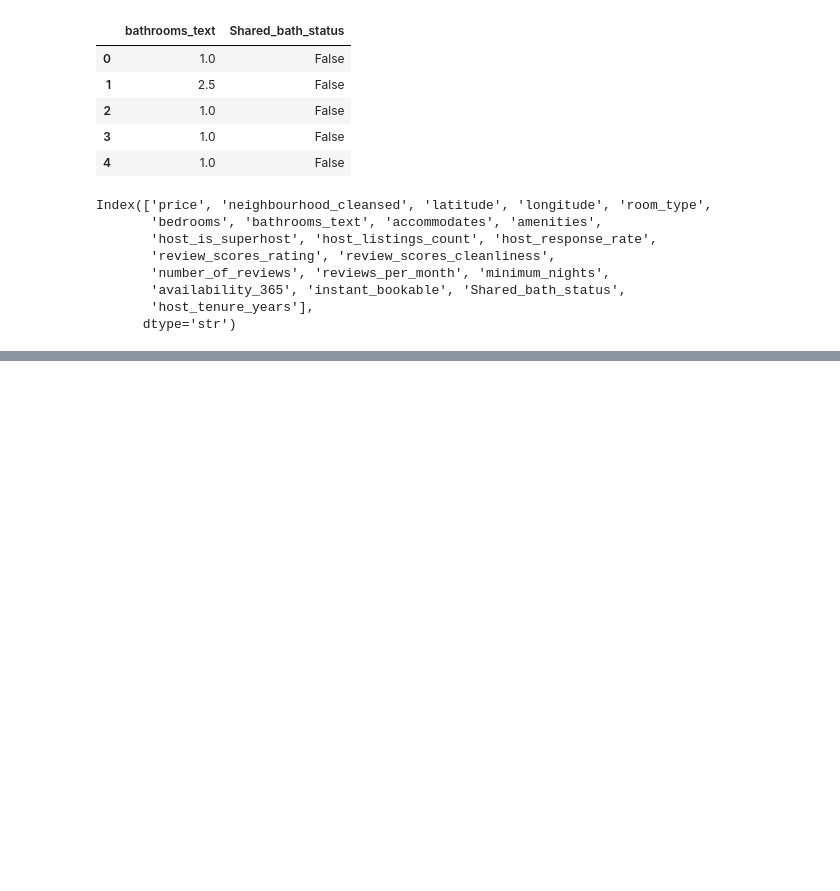
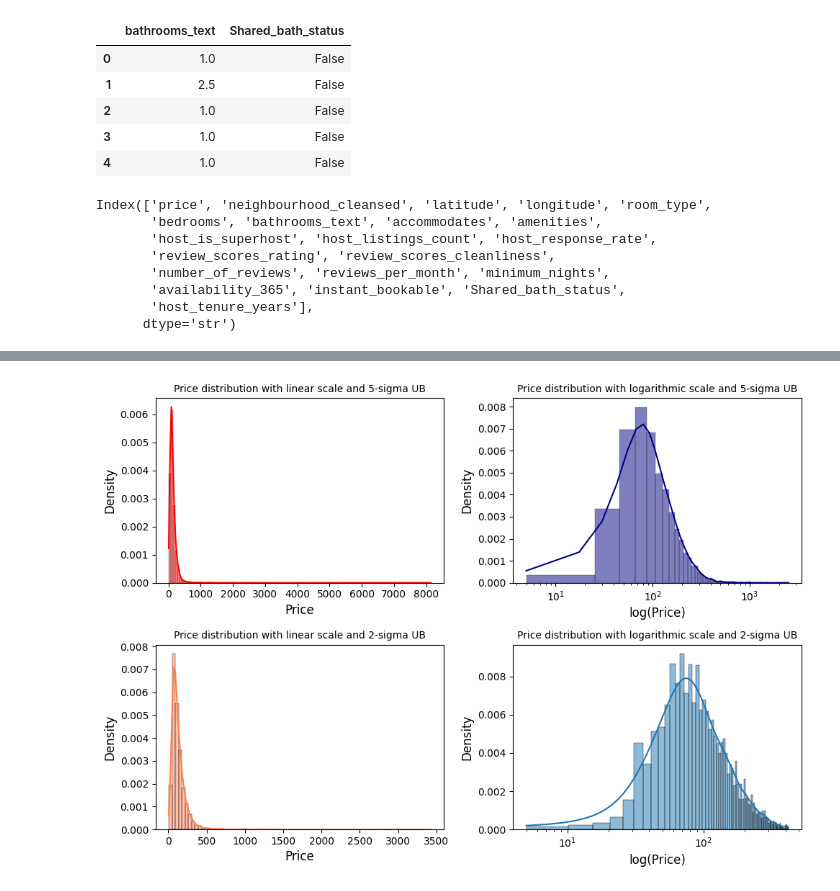
Before and after one commit to Niclas5/Examination-WS25-26, a Jupyter notebook: Aufgabe1.ipynb, the cells around one changed output, grey strips where cells are left out. Drawn from its saved outputs; the diff is of its cells as text; code cells hidden in the pictures; blank space fills up the shorter version.

```diff
--- a/Aufgabe1.ipynb
+++ b/Aufgabe1.ipynb
@@ -179,0 +201,49 @@ plt.show()
+# %%
+# Aufgabe 1.6 Jan
+# Variante mit Seaborn und zwei Upper Bounds
+
+import seaborn as sns
+
+mu = np.mean(listings_1_5["price"])
+sigma = np.std(listings_1_5["price"])
+upper_bound = mu + 5 * sigma
+
+log_prices = np.log(listings_1_5["price"])
+mu_log = np.mean(log_prices)
+sigma_log = np.std(log_prices)
+upper_bound_log = np.exp(mu_log + 5 * sigma_log)
+
+fig, ax = plt.subplots( 2, 2, sharey=False, figsize=(10,7) )
+
+sns.histplot( data=listings_1_5.loc[listings_1_5["price"] <= upper_bound], x="price", kde=True, ax=ax[0,0], log=False,  bins=122, color="red", stat="density")
+ax[0,0].set_xlabel("Price", fontsize=12)
+ax[0,0].set_ylabel("Density", fontsize=12)
+ax[0,0].set_title("Price distribution with linear scale and 5-sigma UB", fontsize=10)
+
+sns.histplot( data=listings_1_5.loc[listings_1_5["price"] <= upper_bound_log], x="price", kde=True, ax=ax[0,1], log=False,  bins=122, color="navy", stat="density")
+ax[0,1].set_xlabel("log(Price)", fontsize=12)
+ax[0,1].set_ylabel("Density", fontsize=12)
+ax[0,1].set_xscale("log")
+ax[0,1].set_title("Price distribution with logarithmic scale and 5-sigma UB", fontsize=10)
+
+
+#upper_bound=600    # War rein optisch eigentlich am besten
+
+upper_bound = mu + 2 * sigma
+upper_bound_log = np.exp(mu_log + 2 * sigma_log)
+
+sns.histplot( data=listings_1_5.loc[listings_1_5["price"] <= upper_bound], x="price", kde=True, ax=ax[1,0], log=False,  bins=80, color="coral", stat="density")
+ax[1,0].set_xlabel("Price", fontsize=12)
+ax[1,0].set_ylabel("Density", fontsize=12)
+ax[1,0].set_title("Price distribution with linear scale and 2-sigma UB", fontsize=10)
+
+sns.histplot( data=listings_1_5.loc[listings_1_5["price"] <= upper_bound_log], x="price", kde=True, ax=ax[1,1], log=False,  bins=80, stat="density")
+ax[1,1].set_xlabel("log(Price)", fontsize=12)
+ax[1,1].set_ylabel("Density", fontsize=12)
+ax[1,1].set_xscale("log")
+ax[1,1].set_title("Price distribution with logarithmic scale and 2-sigma UB", fontsize=10)
+
+
+plt.tight_layout()
+# %% [output]
+[figure, added]
```
Also changed, not shown: parts of 3 cells of this notebook, 2 other files.
